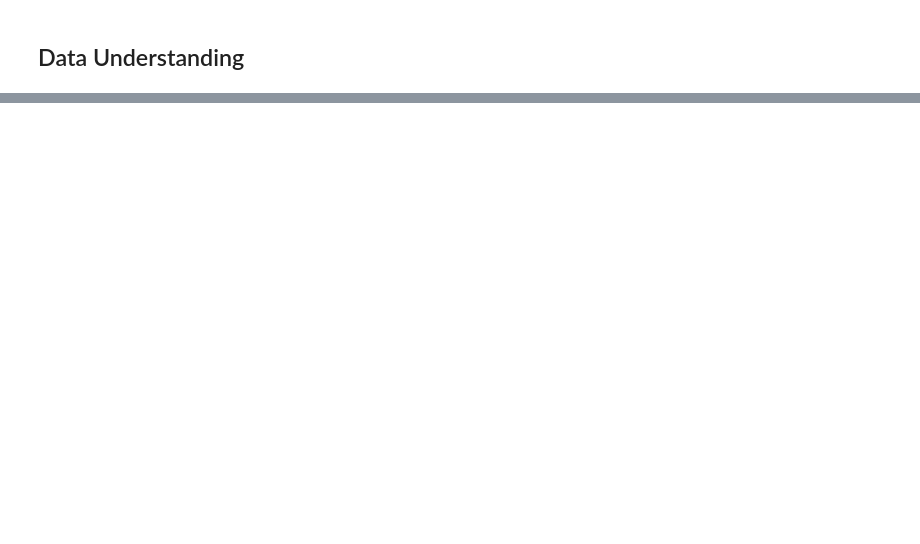
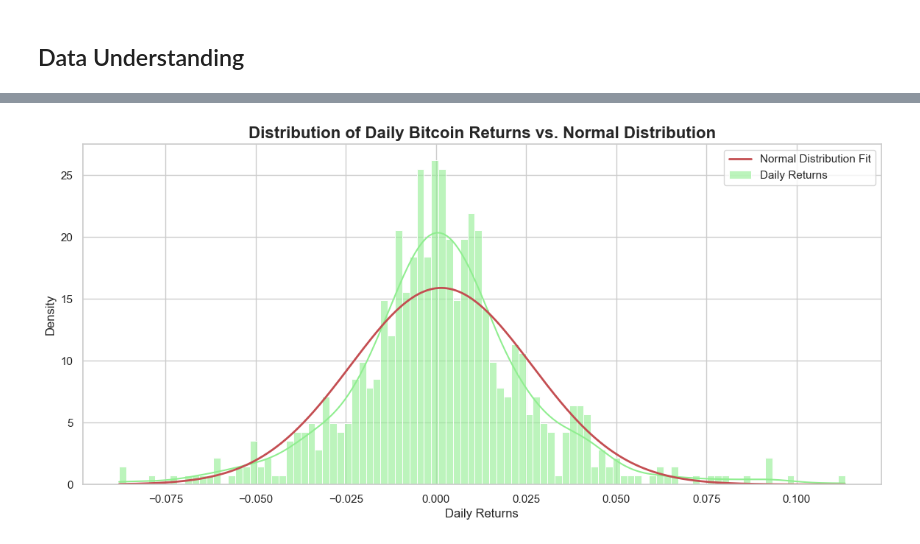
Before and after one commit to Bui-Minh-Quan/Data-Mining-Project, a Jupyter notebook: Notebooks/numerical_data_mining.ipynb, the cells around one changed output, grey strips where cells are left out. Cells and saved outputs as stored; diff of their text form; code cells hidden in the pictures; blank space fills up the shorter version.

```diff
--- a/Notebooks/numerical_data_mining.ipynb
+++ b/Notebooks/numerical_data_mining.ipynb
@@ -296,0 +293,19 @@ plt.show()
+# %%
+# distribution of daily returns
+plt.figure(figsize=(14, 6))
+sns.histplot(df.resample('D')['returns'].sum(), bins=100, kde=True, stat="density", color='lightgreen', label='Daily Returns', alpha=0.6)
+
+# plot the normal distribution curve
+mu_daily, std_daily = norm.fit(df.resample('D')['returns'].sum())
+x_daily = np.linspace(df.resample('D')['returns'].sum().min(), df.resample('D')['returns'].sum().max(), 1000)
+p_daily = norm.pdf(x_daily, mu_daily, std_daily)
+plt.plot(x_daily, p_daily, 'r', linewidth=2, label='Normal Distribution Fit')
+
+
+plt.title('Distribution of Daily Bitcoin Returns vs. Normal Distribution', fontsize=16, weight='bold')
+plt.xlabel('Daily Returns')
+plt.ylabel('Density')
+plt.legend()
+plt.show()
+# %% [output]
+[figure, added]
```
Also changed, not shown: parts of 28 cells of this notebook.
